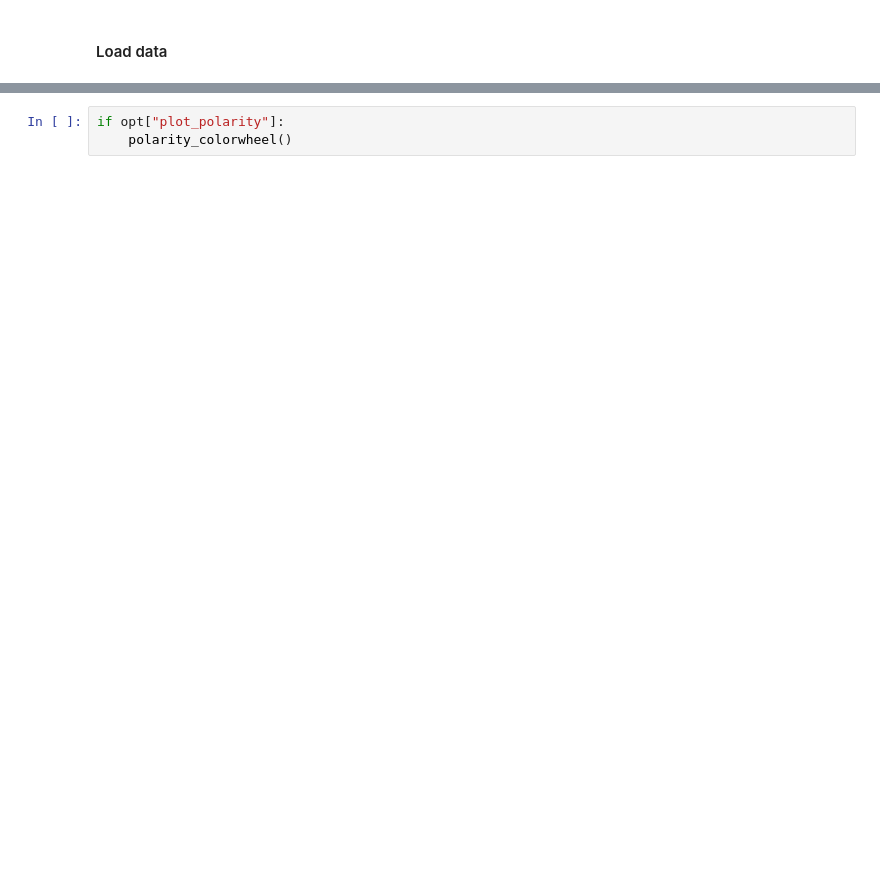
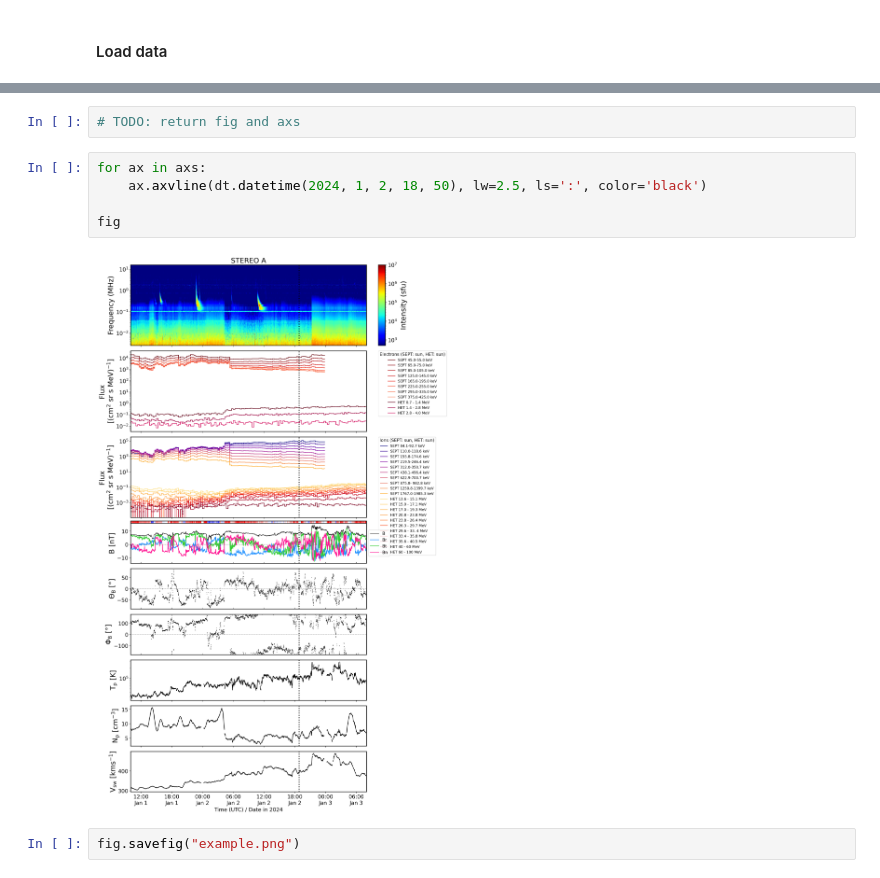
Before and after one commit to ojsant/solar_physics_projects, a Jupyter notebook: soler/STEREO_multiplot_clean.ipynb, the cells around one changed output, grey strips where cells are left out. Drawn from its saved outputs; the diff is of its cells as text; blank space fills up the shorter version.

```diff
--- a/soler/STEREO_multiplot_clean.ipynb
+++ b/soler/STEREO_multiplot_clean.ipynb
@@ -116,3 +115,11 @@ stereo_tools.make_plot(data, opt)
 # %%
-if opt["plot_polarity"]:
-    polarity_colorwheel()
+# TODO: return fig and axs
+# %%
+for ax in axs:
+    ax.axvline(dt.datetime(2024, 1, 2, 18, 50), lw=2.5, ls=':', color='black')
+
+fig
+# %% [output]
+[figure, added]
+# %%
+fig.savefig("example.png")
```
Also changed, not shown: parts of 10 cells of this notebook, 9 other files.
